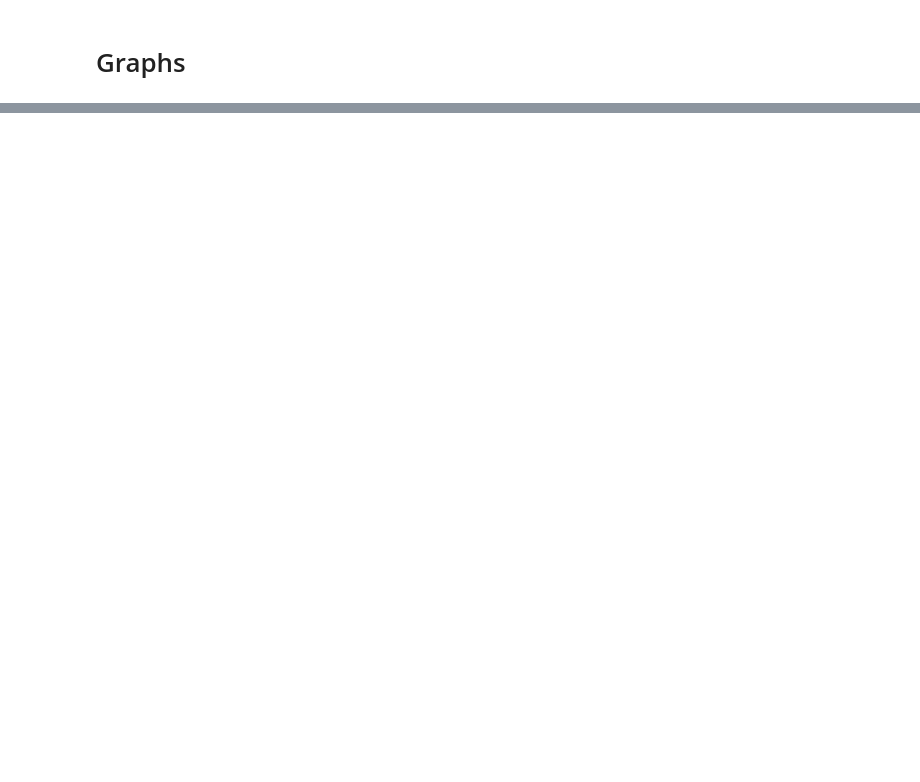
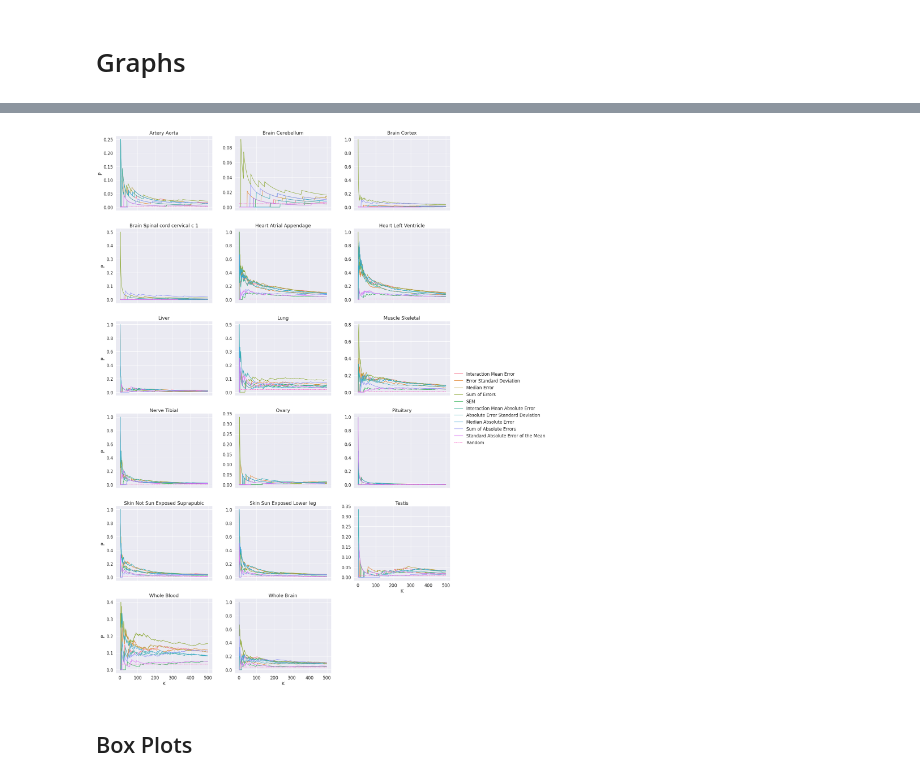
Before and after one commit to data4goodlab/wgand, a Jupyter notebook: Baselines.ipynb, the cells around one changed output, grey strips where cells are left out. Drawn from its saved outputs; the diff is of its cells as text; code cells hidden in the pictures; blank space fills up the shorter version.

```diff
--- a/Baselines.ipynb
+++ b/Baselines.ipynb
@@ -836,0 +694,17 @@ g = sns.relplot(data=df_concat[df_concat.K<500],x="K", y="P", hue="Method", col=
+# %%
+feature_name_map =  {'abs_diff_mean':"Interaction Mean Absolute Error",
+                     'abs_diff_median':"Median Absolute Error",
+                     'abs_diff_sem':"Standard Absolute Error of the Mean",
+                     'abs_diff_std':"Absolute Error Standard Deviation",
+                     'abs_diff_sum':"Sum of Absolute Errors",
+                     'diff_mean':"Interaction Mean Error",
+                     'diff_median':"Median Error",
+                     'diff_sem':"SEM",
+                     'diff_std':"Error Standard Deviation",
+                     'diff_sum':"Sum of Errors",
+                     'random': "Random"}
+# %%
+for f_old, f_new in feature_name_map.items():
+    features_predict.feature.replace(f_old, f_new, inplace=True)
+# %%
+features_predict = features_predict.rename(columns={"tissue_name":"Tissue Network", "feature":"Feature"})
@@ -836,0 +727,20 @@ g = sns.relplot(data=df_concat[df_concat.K<500],x="K", y="P", hue="Method", col=
+# %%
+features_predict_pk =  features_predict.append(df_random.rename(columns={"Method":"Feature"}), ignore_index=True)
+# %%
+sns.set(font_scale=1.5)
+style = {f:"" for f in set(features_predict_pk["Feature"])}
+style["Random"] =  (3, 1.25, 3, 1.25, 1.25, 1.25, 1.25, 1.25)
+g= sns.relplot(data=features_predict_pk[features_predict_pk["K"]<500],x="K", y="P",hue="Feature", col="Tissue Network", kind="line",col_wrap=3, dashes=style, style="Feature" , facet_kws={'sharey': False, 'sharex': True})
+ax1 = g.fig.axes[0]
+h,l =  ax1.get_legend_handles_labels()
+g.legend.remove()
+g.add_legend(dict(zip(l[0:13], h[0:13])))
+for ax in g.axes:
+    # ax.set_ylabel("Face-ism Index")
+    # ax.set_xlabel("Century")
+    ax.set_title(ax.title.get_text().replace('Tissue Network = ', ""))
+g.savefig("figures/p@k.png", dpi=300)
+# %% [output]
+[figure, added]
+# %% [markdown]
+## Box Plots
```
Also changed, not shown: parts of 69 cells of this notebook, 1 other file.
